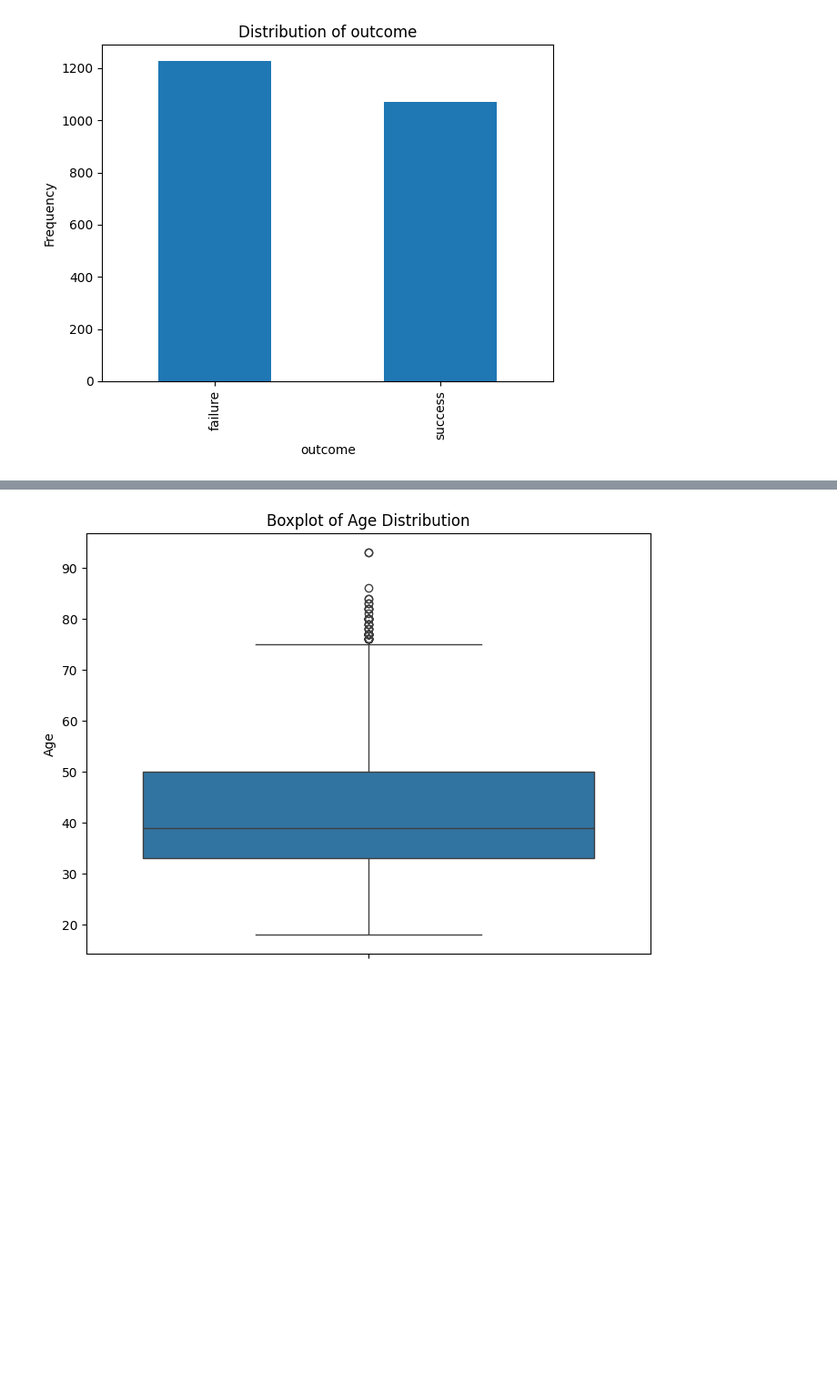
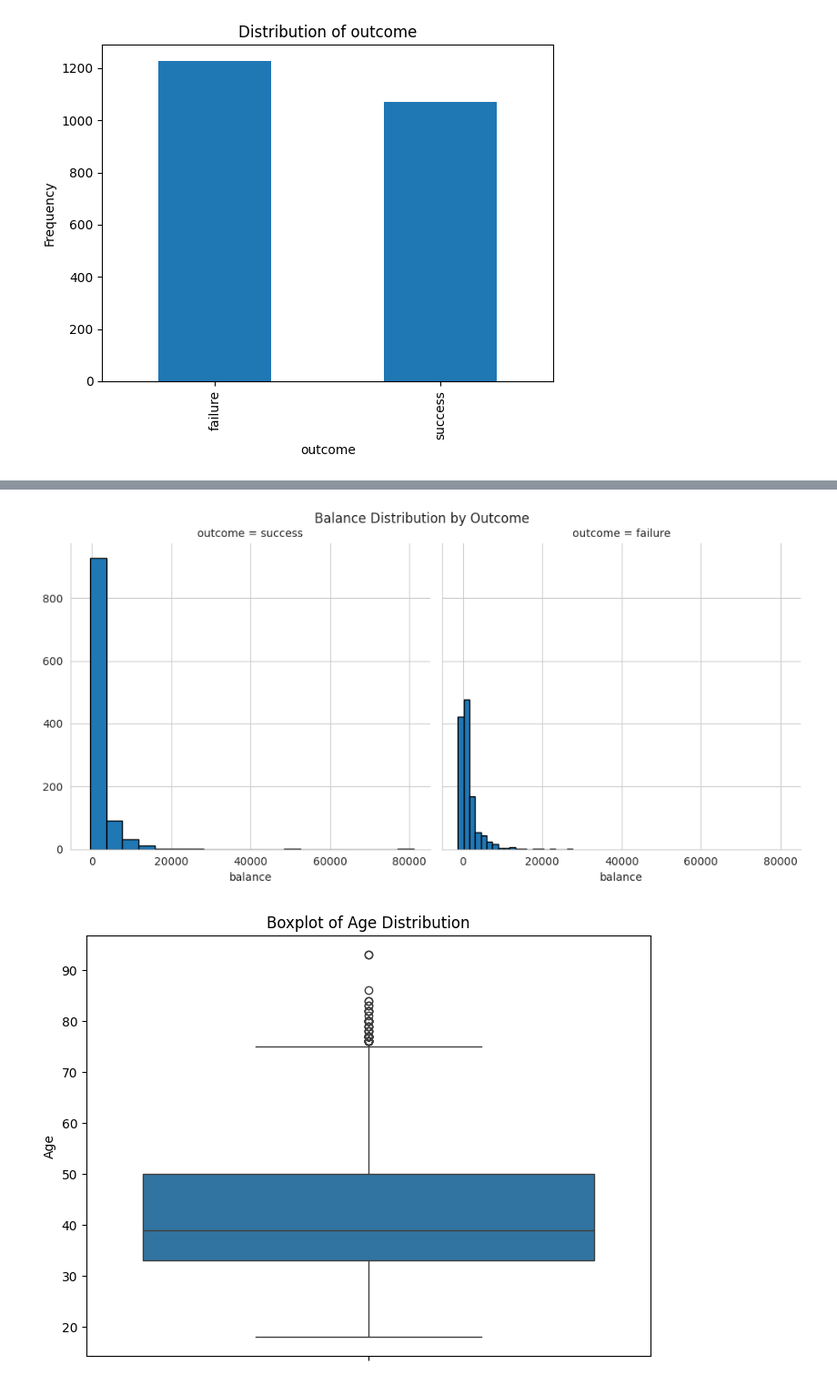
Before and after one commit to Sether22/Final_project, a Jupyter notebook: eda_on_training_model.ipynb, the cells around one changed output, grey strips where cells are left out. Shown at 91% size. Cells and saved outputs as stored; diff of their text form; code cells hidden in the pictures; blank space fills up the shorter version.

```diff
--- a/eda_on_training_model.ipynb
+++ b/eda_on_training_model.ipynb
@@ -105,3 +194,11 @@ for column in categorical_columns:
+# %%
+g = sns.FacetGrid(df_training_model, col='outcome', height=5, aspect=1)
+g.map(plt.hist, 'balance', bins=20, edgecolor='k')
+plt.subplots_adjust(top=0.9)
+g.fig.suptitle('Balance Distribution by Outcome')
+plt.show()
+# %% [output]
+[figure, added]
 # %%
 # Boxplot for 'age'
 plt.figure(figsize=(8, 6))
```
Also changed, not shown: parts of 4 cells of this notebook, 1 other file.
